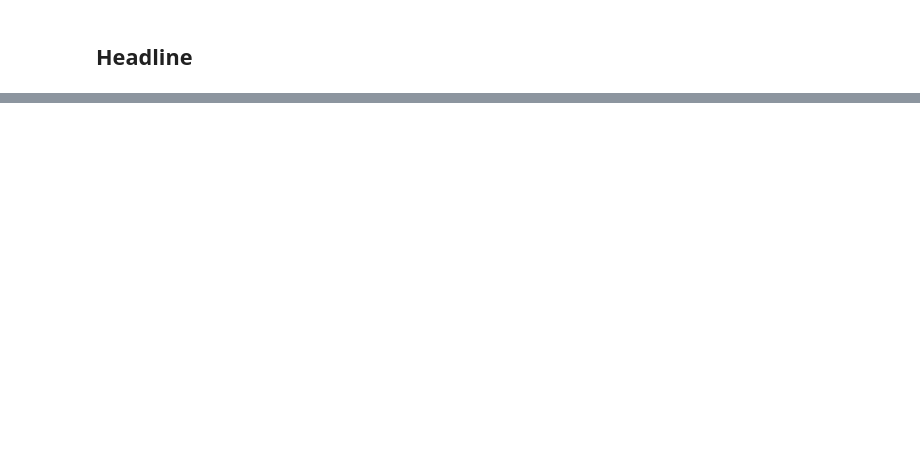
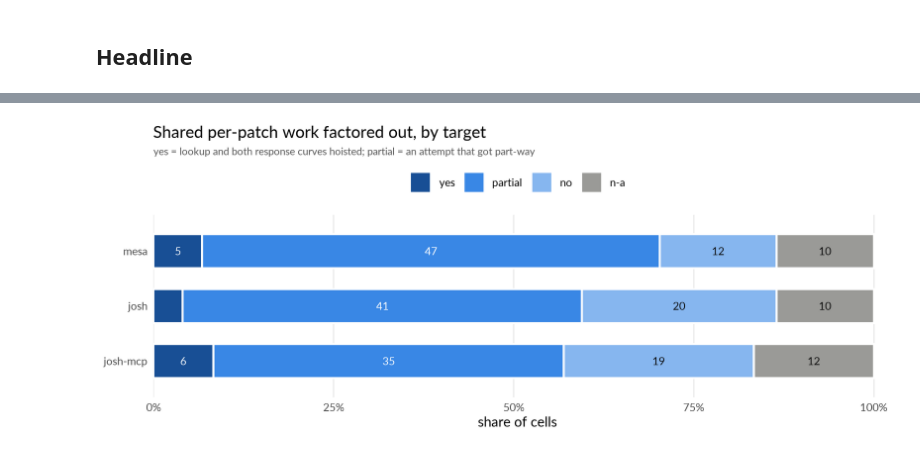
Before and after one commit to SchmidtDSE/josh-llm-experiment, a Jupyter notebook: analysis/05_hoist_analysis.ipynb, the cells around one changed output, grey strips where cells are left out. Cells and saved outputs as stored; diff of their text form; code cells hidden in the pictures; blank space fills up the shorter version.

```diff
--- a/analysis/05_hoist_analysis.ipynb
+++ b/analysis/05_hoist_analysis.ipynb
@@ -161,7 +109,0 @@ Mechanisms the judge named, for the cells that did something.
-# %%
-for answer in ('yes', 'partial'):
-    sub = [r for r in rows if r['answer'] == answer]
-    print(f'=== {answer} ({len(sub)}) ' + '=' * 40)
-    for mech, n in Counter(r['mechanism'].lower() for r in sub).most_common():
-        print(f'  {n:>3d}  {mech}')
-    print()
@@ -176,0 +153,38 @@ for r in sorted(rows, key=lambda r: (ANSWERS.index(r['answer']), r['run_id'])):
+# %%
+# 100% stacked composition by target. Geometry is computed explicitly rather
+# than via position_stack: geom_col orders segments by the fill factor while
+# geom_text's stacking follows data-row order, and the two silently disagree,
+# putting labels on the wrong segments.
+bars <- overall %>%
+  arrange(target, answer) %>%
+  group_by(target) %>%
+  mutate(xmax = cumsum(share), xmin = xmax - share, xmid = xmax - share / 2) %>%
+  ungroup() %>%
+  mutate(yi   = as.integer(factor(target, levels = rev(TARGET_ORDER))),
+         ymin = yi - 0.31, ymax = yi + 0.31)
+
+p_target <- ggplot(bars) +
+  geom_rect(aes(xmin = xmin, xmax = xmax, ymin = ymin, ymax = ymax, fill = answer),
+            colour = "white", linewidth = 0.7) +
+  geom_text(data = filter(bars, share > 0.06),
+            aes(x = xmid, y = yi, label = n,
+                colour = answer %in% c("yes", "partial")),
+            size = 2.8, show.legend = FALSE) +
+  scale_fill_manual(values = ANSWER_COLORS, name = NULL, drop = FALSE) +
+  scale_colour_manual(values = c(`TRUE` = "white", `FALSE` = "#0b0b0b"), guide = "none") +
+  scale_x_continuous(labels = percent_format(accuracy = 1),
+                     expand = expansion(mult = c(0, 0.01))) +
+  scale_y_continuous(breaks = seq_along(TARGET_ORDER), labels = rev(TARGET_ORDER),
+                     expand = expansion(add = 0.35)) +
+  labs(title = "Shared per-patch work factored out, by target",
+       subtitle = "yes = lookup and both response curves hoisted; partial = an attempt that got part-way",
+       x = "share of cells", y = NULL) +
+  theme_hoist() +
+  theme(plot.subtitle = element_text(colour = "grey35", size = 7.5))
+
+p_target
+ggsave(file.path(OUT_DIR, "hoist_by_target.png"), p_target,
+       width = 8, height = 3, dpi = 300, bg = "white")
+ggsave(file.path(OUT_DIR, "hoist_by_target.pdf"), p_target, width = 8, height = 3)
+# %% [output]
+[figure, added]
```
Also changed, not shown: parts of 23 cells of this notebook, 2 other files.
